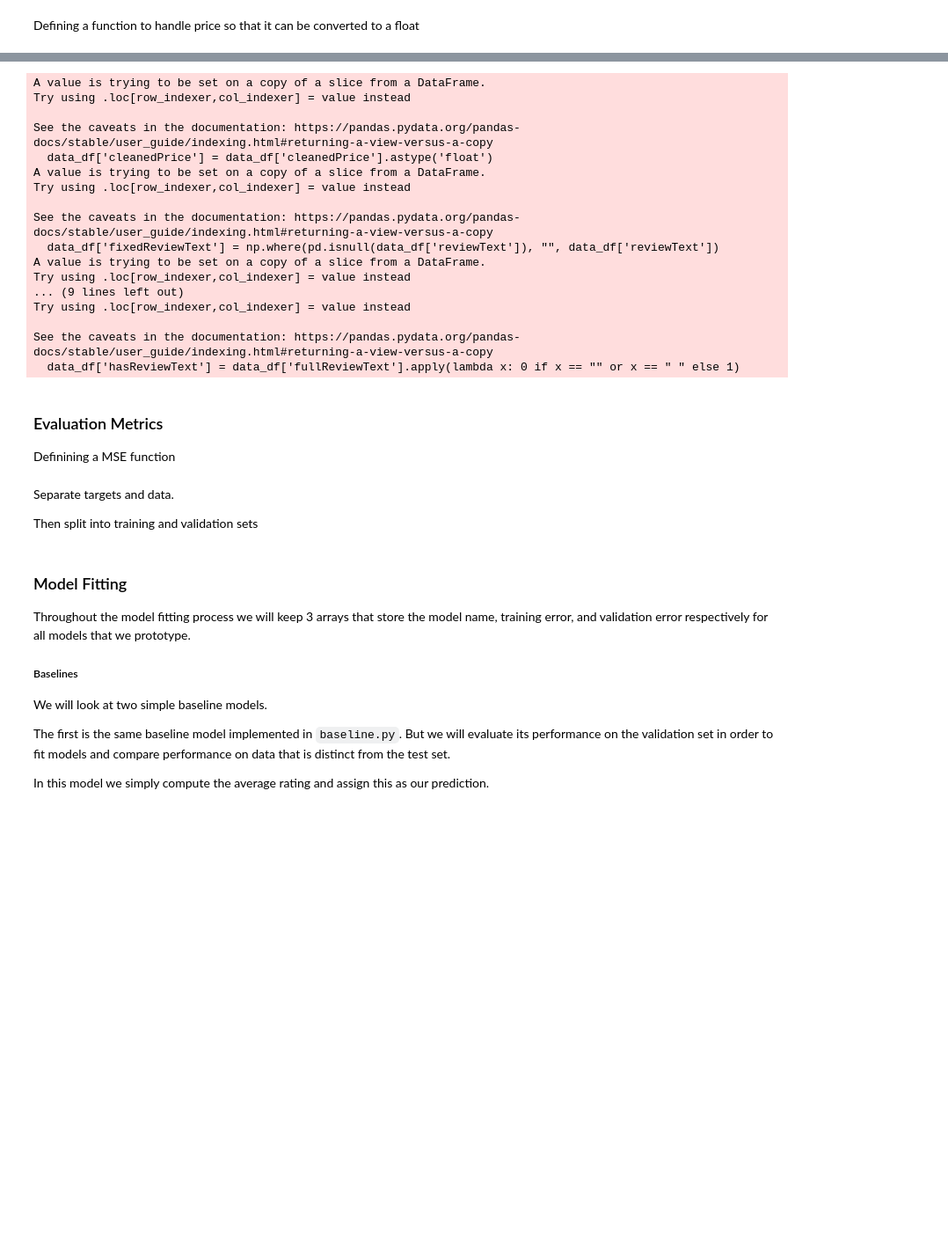
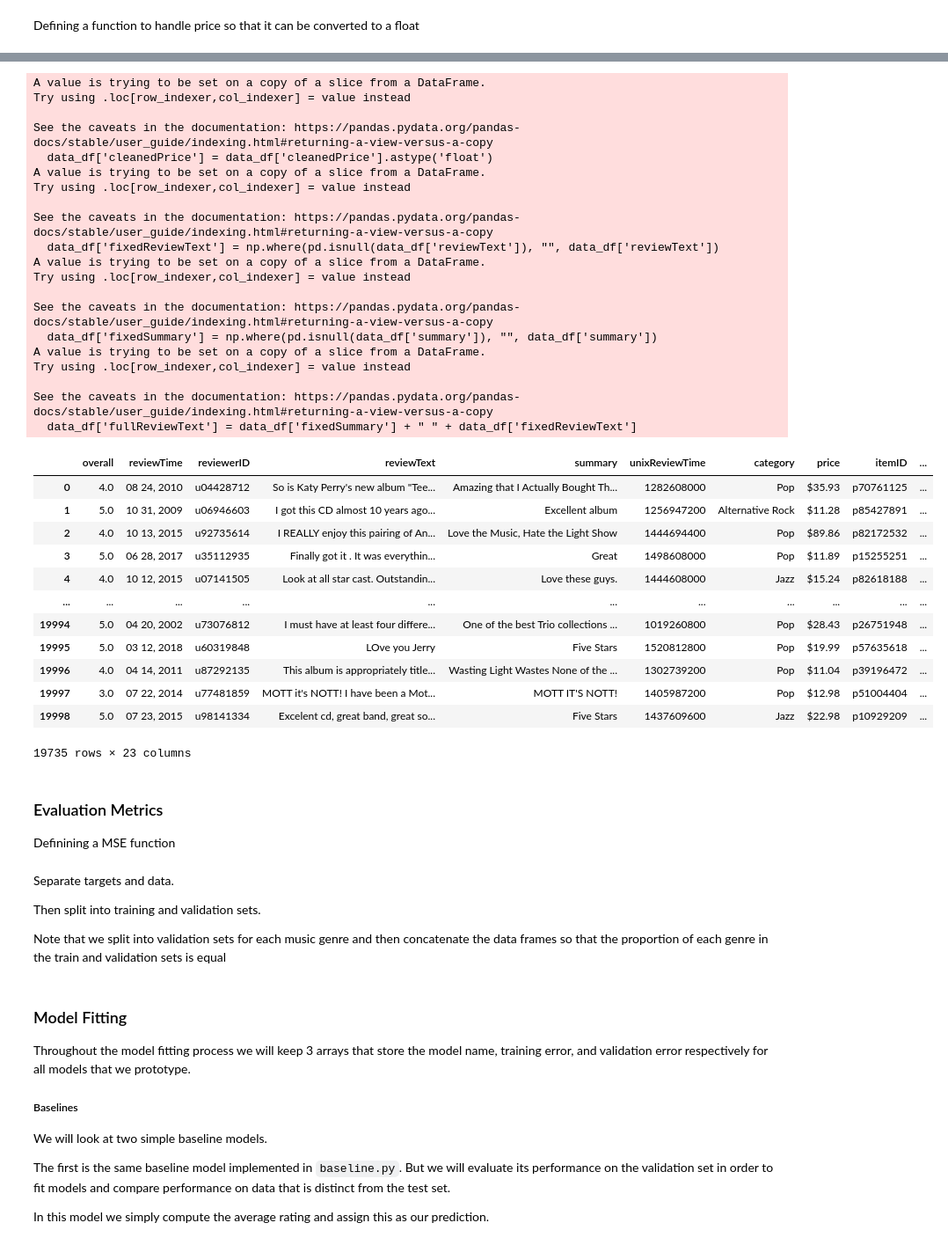
Before and after one commit to MattB17/AmazonRecommenderSystem, a Jupyter notebook: Modelling.ipynb, the cells around one changed output, grey strips where cells are left out. Shown at 88% size. Drawn from its saved outputs; the diff is of its cells as text; code cells hidden in the pictures; blank space fills up the shorter version.

```diff
--- a/Modelling.ipynb
+++ b/Modelling.ipynb
@@ -89,37 +92,61 @@ from datetime import datetime
 data_df['reviewMonth'] = data_df['reviewTime'].apply(lambda x: x.split(' ')[0])
 data_df['reviewYear'] = data_df['reviewTime'].apply(lambda x: x.split(' ')[2])
 data_df['reviewHour'] = data_df['unixReviewTime'].apply(lambda x: datetime.fromtimestamp(x).hour)
 data_df['reviewMonthYear'] = data_df['reviewYear'] + '-' + data_df['reviewMonth']
 
 data_df['cleanedPrice'] = data_df['price'].apply(lambda x: trim_price(x))
 data_df = data_df[data_df['cleanedPrice'] != ""]
 data_df['cleanedPrice'] = data_df['cleanedPrice'].astype('float')
 
 data_df['fixedReviewText'] = np.where(pd.isnull(data_df['reviewText']), "", data_df['reviewText'])
 data_df['fixedSummary'] = np.where(pd.isnull(data_df['summary']), "", data_df['summary'])
 data_df['fullReviewText'] = data_df['fixedSummary'] + " " + data_df['fixedReviewText']
 
-data_df['hasReviewText'] = data_df['fullReviewText'].apply(lambda x: 0 if x == "" or x == " " else 1)
+data_df = data_df.drop(columns=['fixedReviewText', 'fixedSummary'])
 
-data_df = data_df.drop(columns=['fixedReviewText', 'fixedSummary'])
+genres = data_df['category'].unique()
+
+for genre in genres:
+    genre_col = "is" + genre.replace(" ", "").replace("&", "")
+    data_df[genre_col] = data_df['category'].apply(lambda x: 1 if x == genre else 0)
+
+data_df['reviewWordCount'] = data_df['fullReviewText'].apply(lambda x: len(x.split()))
+
+data_df
 # %% [output]
 A value is trying to be set on a copy of a slice from a DataFrame.
 Try using .loc[row_indexer,col_indexer] = value instead
 
 See the caveats in the documentation: https://pandas.pydata.org/pandas-docs/stable/user_guide/indexing.html#returning-a-view-versus-a-copy
   data_df['cleanedPrice'] = data_df['cleanedPrice'].astype('float')
 A value is trying to be set on a copy of a slice from a DataFrame.
 Try using .loc[row_indexer,col_indexer] = value instead
 
 See the caveats in the documentation: https://pandas.pydata.org/pandas-docs/stable/user_guide/indexing.html#returning-a-view-versus-a-copy
   data_df['fixedReviewText'] = np.where(pd.isnull(data_df['reviewText']), "", data_df['reviewText'])
 A value is trying to be set on a copy of a slice from a DataFrame.
 Try using .loc[row_indexer,col_indexer] = value instead
-... (9 lines left out)
+
+See the caveats in the documentation: https://pandas.pydata.org/pandas-docs/stable/user_guide/indexing.html#returning-a-view-versus-a-copy
+  data_df['fixedSummary'] = np.where(pd.isnull(data_df['summary']), "", data_df['summary'])
+A value is trying to be set on a copy of a slice from a DataFrame.
 Try using .loc[row_indexer,col_indexer] = value instead
 
 See the caveats in the documentation: https://pandas.pydata.org/pandas-docs/stable/user_guide/indexing.html#returning-a-view-versus-a-copy
-  data_df['hasReviewText'] = data_df['fullReviewText'].apply(lambda x: 0 if x == "" or x == " " else 1)
+  data_df['fullReviewText'] = data_df['fixedSummary'] + " " + data_df['fixedReviewText']
+|  | overall | reviewTime | reviewerID | reviewText | summary | unixReviewTime | category | price | itemID | ... |
+| 0 | 4.0 | 08 24, 2010 | u04428712 | So is Katy Perry's new album "Tee... | Amazing that I Actually Bought Th... | 1282608000 | Pop | $35.93 | p70761125 | ... |
+| 1 | 5.0 | 10 31, 2009 | u06946603 | I got this CD almost 10 years ago... | Excellent album | 1256947200 | Alternative Rock | $11.28 | p85427891 | ... |
+| 2 | 4.0 | 10 13, 2015 | u92735614 | I REALLY enjoy this pairing of An... | Love the Music, Hate the Light Show | 1444694400 | Pop | $89.86 | p82172532 | ... |
+| 3 | 5.0 | 06 28, 2017 | u35112935 | Finally got it . It was everythin... | Great | 1498608000 | Pop | $11.89 | p15255251 | ... |
+| 4 | 4.0 | 10 12, 2015 | u07141505 | Look at all star cast. Outstandin... | Love these guys. | 1444608000 | Jazz | $15.24 | p82618188 | ... |
+| ... | ... | ... | ... | ... | ... | ... | ... | ... | ... | ... |
+| 19994 | 5.0 | 04 20, 2002 | u73076812 | I must have at least four differe... | One of the best Trio collections ... | 1019260800 | Pop | $28.43 | p26751948 | ... |
+| 19995 | 5.0 | 03 12, 2018 | u60319848 | LOve you Jerry | Five Stars | 1520812800 | Pop | $19.99 | p57635618 | ... |
+| 19996 | 4.0 | 04 14, 2011 | u87292135 | This album is appropriately title... | Wasting Light Wastes None of the ... | 1302739200 | Pop | $11.04 | p39196472 | ... |
+| 19997 | 3.0 | 07 22, 2014 | u77481859 | MOTT it's NOTT! I have been a Mot... | MOTT IT'S NOTT! | 1405987200 | Pop | $12.98 | p51004404 | ... |
+| 19998 | 5.0 | 07 23, 2015 | u98141334 | Excelent cd, great band, great so... | Five Stars | 1437609600 | Jazz | $22.98 | p10929209 | ... |
+19735 rows × 23 columns
 # %% [markdown]
 ### Evaluation Metrics
 
@@ -143,10 +170,12 @@ def calculate_MSE(actuals, predicteds):
 
     """
     return (((actuals - predicteds)**2).sum()) / (len(actuals))
-# %% [markdown]
-Separate targets and data.
-
-Then split into training and validation sets
+# %% [markdown]
+Separate targets and data.
+
+Then split into training and validation sets.
+
+Note that we split into validation sets for each music genre and then concatenate the data frames so that the proportion of each genre in the train and validation sets is equal
 # %%
 from sklearn.model_selection import train_test_split
 
```
Also changed, not shown: parts of 26 cells of this notebook.
